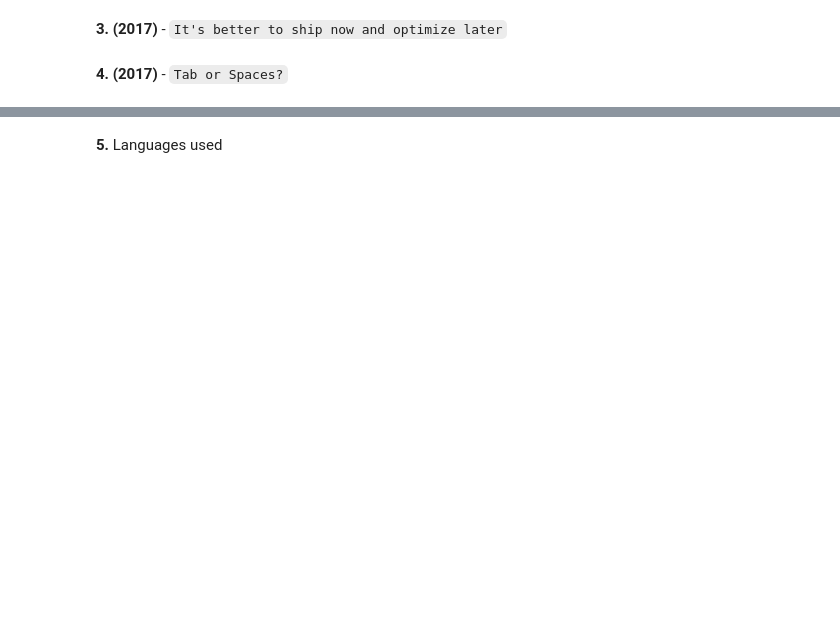
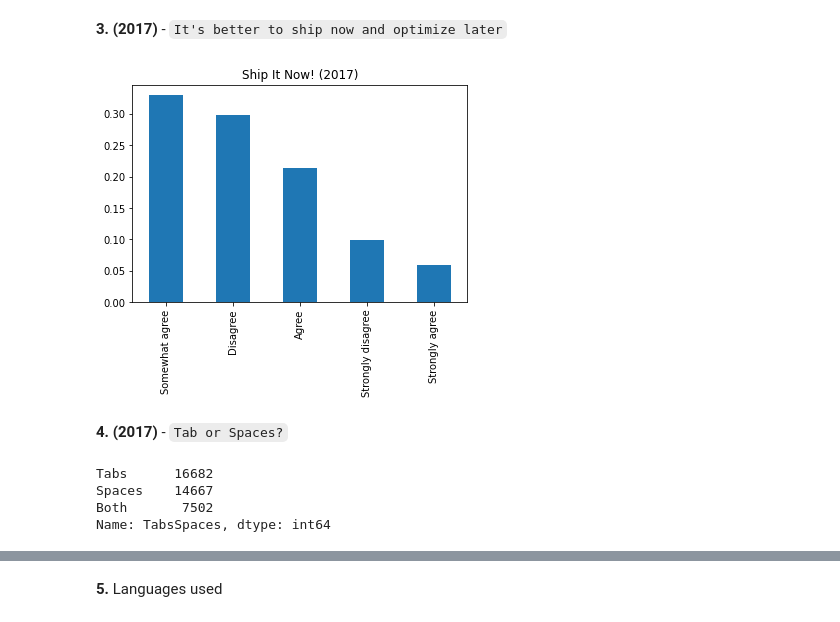
Before and after one commit to Data-Science-NDegree-MRusso/DSND-P1-Data-Exploration, a Jupyter notebook: code/Some Look at Different Data.ipynb, the cells around one changed output, grey strips where cells are left out. Drawn from its saved outputs; the diff is of its cells as text; code cells hidden in the pictures; blank space fills up the shorter version.

```diff
--- a/code/Some Look at Different Data.ipynb
+++ b/code/Some Look at Different Data.ipynb
@@ -51,11 +74,20 @@ print ("Year 2020 - Percentage of Null: ", "{:.2f}".format(null_per_20*100), "%"
 shipit_vals_17 = df_17.ShipIt.value_counts() #2017
 # %%
 #Bar chart of the proportion of individuals in each preference
-(shipit_vals_17/df_17.shape[0]).plot(kind="bar");
-plt.title("Ship It Now!");
+(shipit_vals_17/(num_rows_17 - df_17.ShipIt.isnull().sum())).plot(kind="bar");
+plt.title("Ship It Now! (2017)");
+# %% [output]
+[figure, added]
 # %% [markdown]
 **4. (2017)** - `Tab or Spaces?`
 # %%
 tabspac_vals_17 = df_17.TabsSpaces.value_counts() #2017
+# %%
+tabspac_vals_17
+# %% [output]
+Tabs      16682
+Spaces    14667
+Both       7502
+Name: TabsSpaces, dtype: int64
 # %%
 #Bar chart of the proportion of individuals in each preference
```
Also changed, not shown: parts of 23 cells of this notebook, 4 other files.
